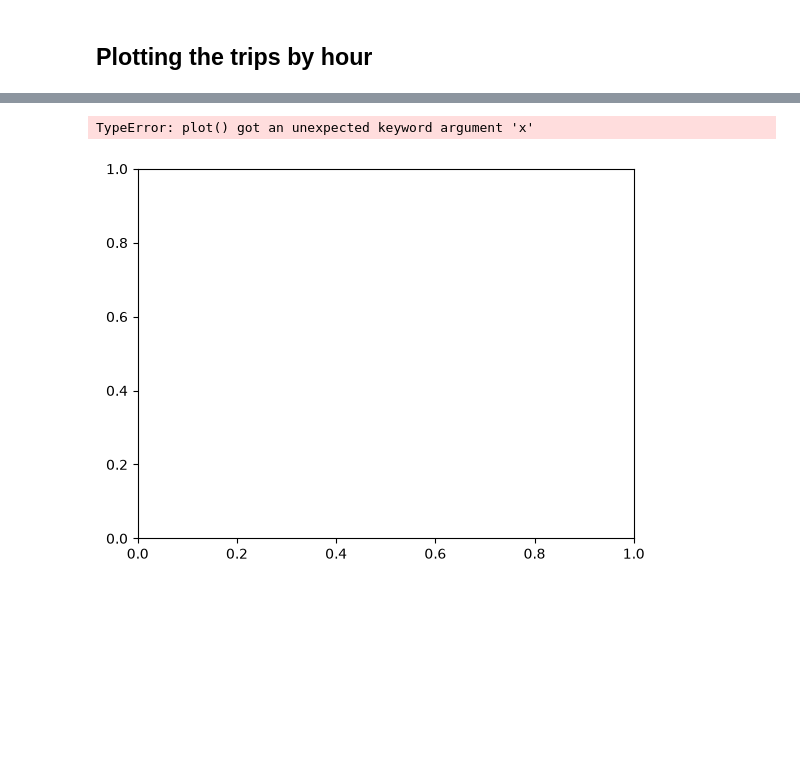
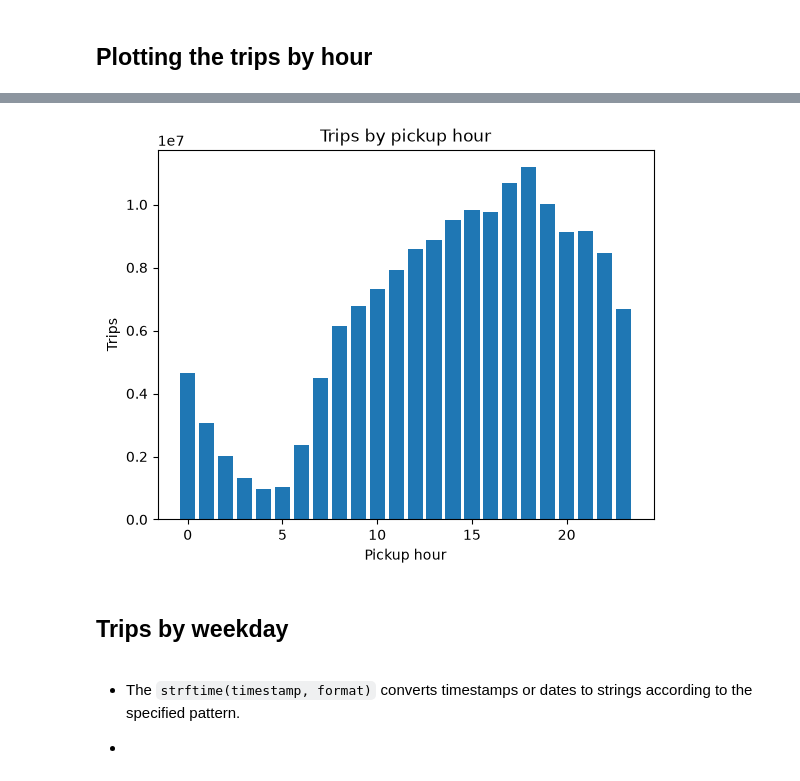
Before and after one commit to ajinikhil/NYC_jaune_taxi_analysis, a Jupyter notebook: NYC_jaune_taxi_analysis/analysis/cleaning.ipynb, the cells around one changed output, grey strips where cells are left out. Drawn from its saved outputs; the diff is of its cells as text; code cells hidden in the pictures; blank space fills up the shorter version.

Commit message:
Add trip pattern and payment analyses

```diff
--- a/NYC_jaune_taxi_analysis/analysis/cleaning.ipynb
+++ b/NYC_jaune_taxi_analysis/analysis/cleaning.ipynb
@@ -126,7 +146,16 @@ trip_hourly = duckdb.sql("""
 # %%
 import matplotlib.pyplot as plt
-plt.plot(trip_hourly,
-         x="pickup_hour", y="trips", kind="bar")
+plt.bar(trip_hourly["pickup_hour"], trip_hourly["trips"])
+plt.xlabel("Pickup hour")
+plt.ylabel("Trips")
+plt.title("Trips by pickup hour")
+
+plt.show()
 # %% [output]
-TypeError: plot() got an unexpected keyword argument 'x'
-[figure, old version]
+[figure, new version]
+# %% [markdown]
+## Trips by weekday
+# %% [markdown]
+* The `strftime(timestamp, format)` converts timestamps or dates to strings according to the specified pattern.
+
+*
```
Also changed, not shown: parts of 11 cells of this notebook.
